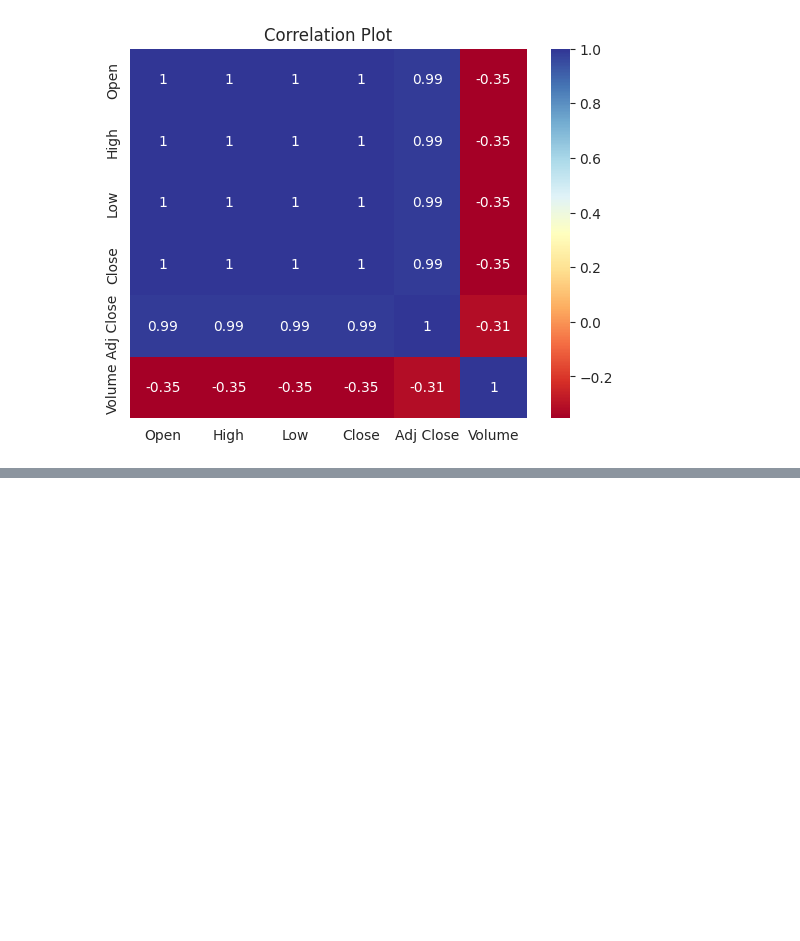
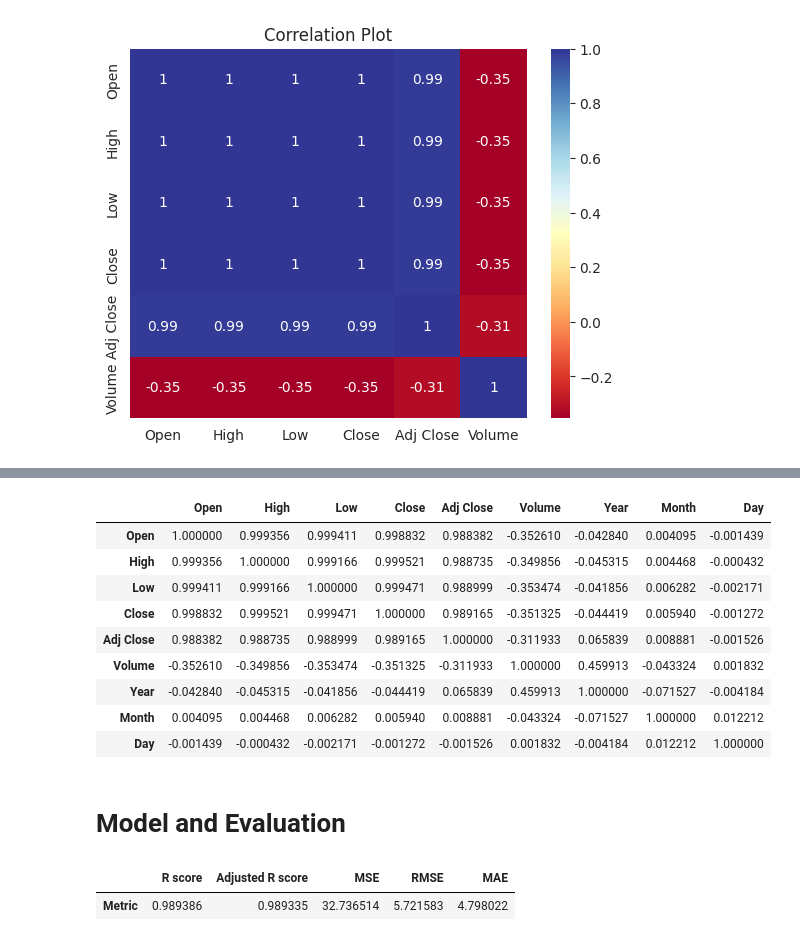
Before and after one commit to pi-mishra/PNB_stock_prediction, a Jupyter notebook: PNB_stock_prediction.ipynb, the cells around one changed output, grey strips where cells are left out. Cells and saved outputs as stored; diff of their text form; code cells hidden in the pictures; blank space fills up the shorter version.

```diff
--- a/PNB_stock_prediction.ipynb
+++ b/PNB_stock_prediction.ipynb
@@ -177,0 +221,13 @@ plt.show()
+# %%
+df.corr()
+# %% [output]
+|  | Open | High | Low | Close | Adj Close | Volume | Year | Month | Day |
+| Open | 1.000000 | 0.999356 | 0.999411 | 0.998832 | 0.988382 | -0.352610 | -0.042840 | 0.004095 | -0.001439 |
+| High | 0.999356 | 1.000000 | 0.999166 | 0.999521 | 0.988735 | -0.349856 | -0.045315 | 0.004468 | -0.000432 |
+| Low | 0.999411 | 0.999166 | 1.000000 | 0.999471 | 0.988999 | -0.353474 | -0.041856 | 0.006282 | -0.002171 |
+| Close | 0.998832 | 0.999521 | 0.999471 | 1.000000 | 0.989165 | -0.351325 | -0.044419 | 0.005940 | -0.001272 |
+| Adj Close | 0.988382 | 0.988735 | 0.988999 | 0.989165 | 1.000000 | -0.311933 | 0.065839 | 0.008881 | -0.001526 |
+| Volume | -0.352610 | -0.349856 | -0.353474 | -0.351325 | -0.311933 | 1.000000 | 0.459913 | -0.043324 | 0.001832 |
+| Year | -0.042840 | -0.045315 | -0.041856 | -0.044419 | 0.065839 | 0.459913 | 1.000000 | -0.071527 | -0.004184 |
+| Month | 0.004095 | 0.004468 | 0.006282 | 0.005940 | 0.008881 | -0.043324 | -0.071527 | 1.000000 | 0.012212 |
+| Day | -0.001439 | -0.000432 | -0.002171 | -0.001272 | -0.001526 | 0.001832 | -0.004184 | 0.012212 | 1.000000 |
@@ -188,0 +253,2 @@ x_train, x_test, y_train, y_test = train_test_split(
+# %% [markdown]
+# Model and Evaluation
@@ -188,0 +281,15 @@ x_train, x_test, y_train, y_test = train_test_split(
+# %%
+#linear regression
+
+#applying LinerRegression and fitting the model
+reg = LinearRegression()
+reg.fit(x_train_scaled,y_train)
+
+#predicting the model
+y_predict_linear_regression = reg.predict(x_test_scaled)
+
+#getting the regression metrix
+get_regression_metrics(y_test,y_predict_linear_regression)
+# %% [output]
+|  | R score | Adjusted R score | MSE | RMSE | MAE |
+| Metric | 0.989386 | 0.989335 | 32.736514 | 5.721583 | 4.798022 |
```
Also changed, not shown: parts of 14 cells of this notebook.
